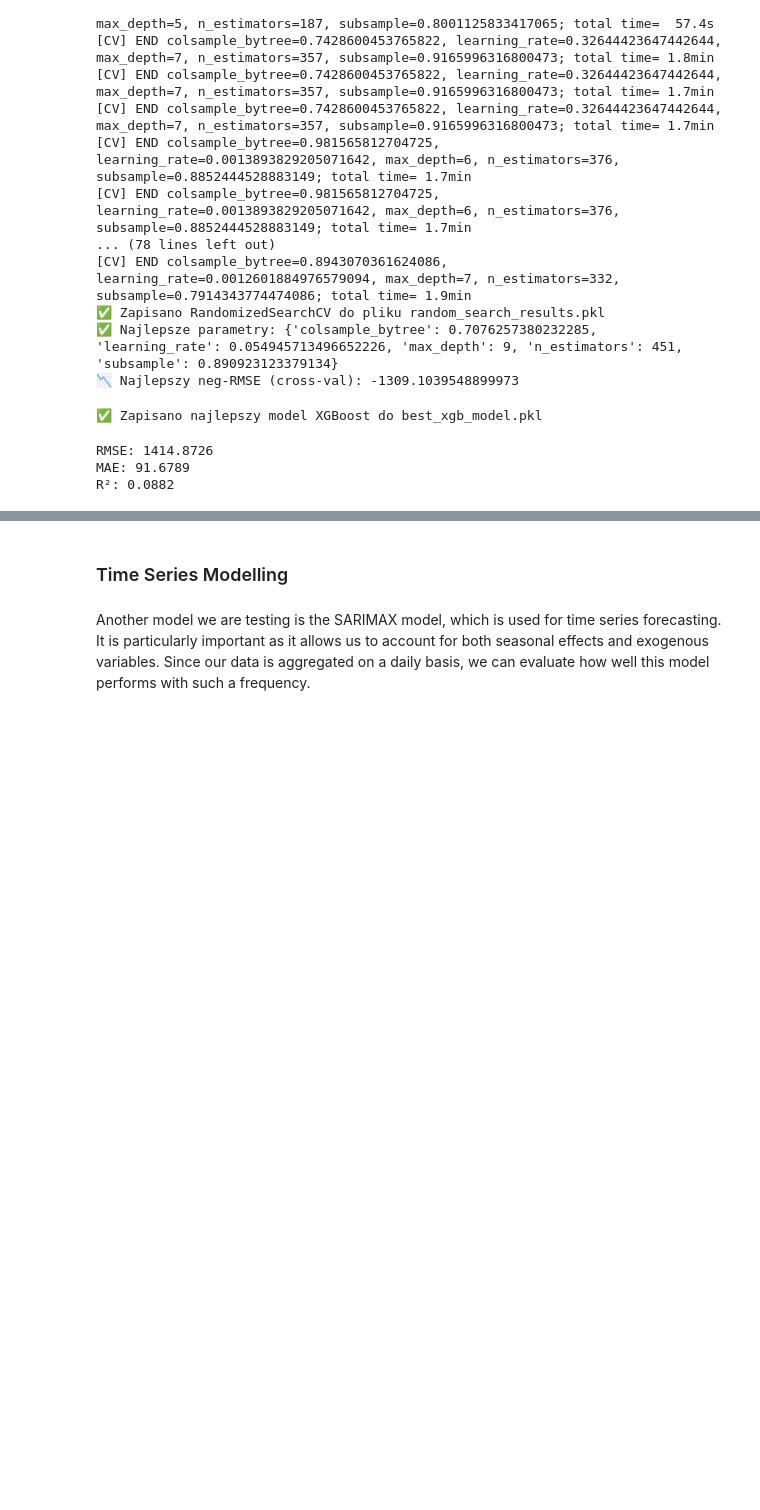
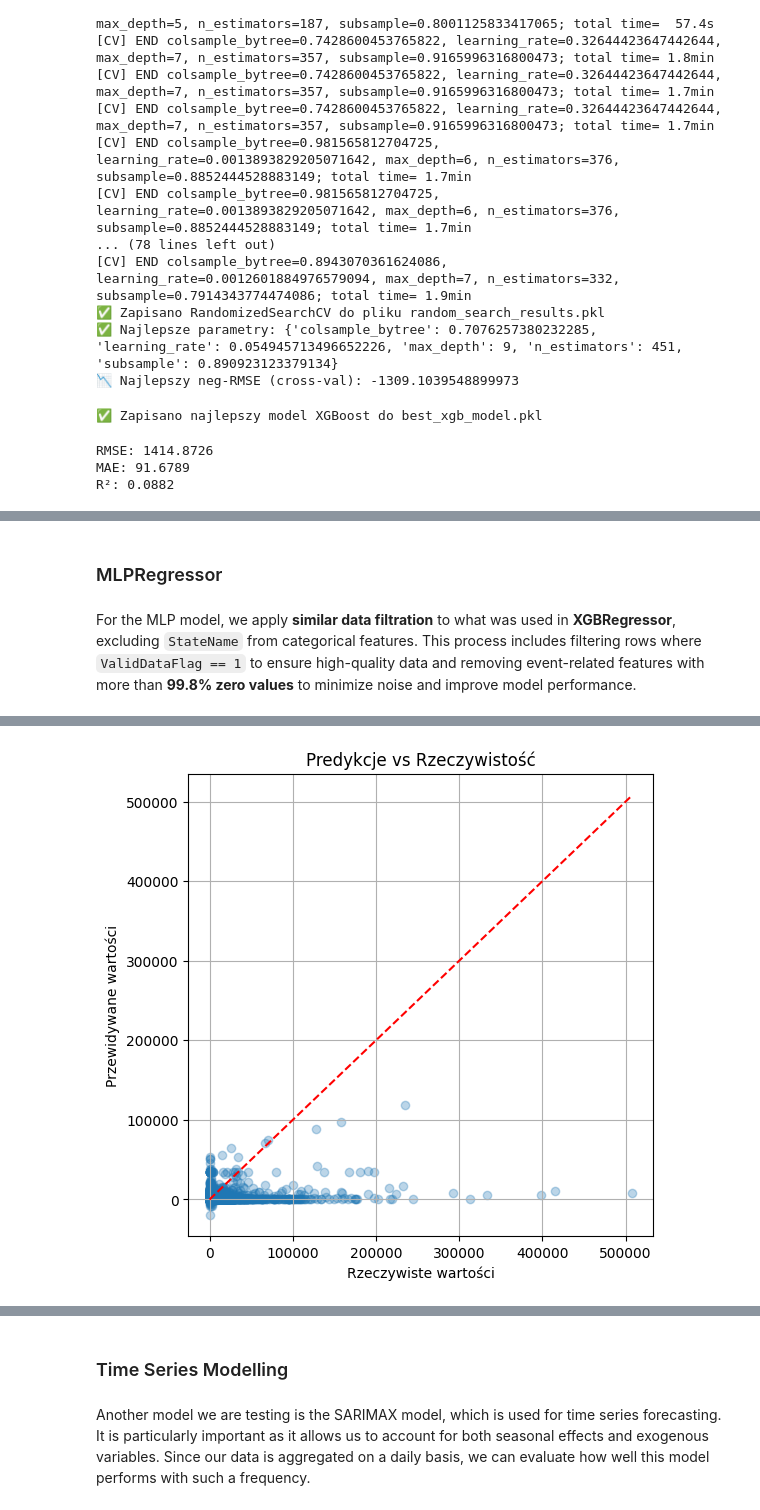
Before and after one commit to kwiatkowskaa/PowerOutage_Prediction, a Jupyter notebook: notebooks/03_model_development.ipynb, the cells around one changed output, grey strips where cells are left out. Cells and saved outputs as stored; diff of their text form; code cells hidden in the pictures; blank space fills up the shorter version.

Commit message:
Added models + interpretability

```diff
--- a/notebooks/03_model_development.ipynb
+++ b/notebooks/03_model_development.ipynb
@@ -202,0 +526,4 @@ As expected, the simplest model struggled to accurately estimate the target valu
+# %% [markdown]
+### MLPRegressor
+# %% [markdown]
+For the MLP model, we apply **similar data filtration** to what was used in **XGBRegressor**, excluding `StateName` from categorical features. This process includes filtering rows where `ValidDataFlag == 1` to ensure high-quality data and removing event-related features with more than **99.8% zero values** to minimize noise and improve model performance.
@@ -202,0 +597,28 @@ As expected, the simplest model struggled to accurately estimate the target valu
+# %%
+X_train_transformed = pipeline.named_steps['preprocessor'].transform(X_train)
+X_val_transformed = pipeline.named_steps['preprocessor'].transform(X_val)
+
+model = MLPRegressor(hidden_layer_sizes=(100, 50), max_iter=100, activation='relu', random_state=42, verbose=True,learning_rate_init=0.01)
+model.fit(X_train_transformed, y_train)
+
+y_pred = model.predict(X_val_transformed)
+mae = mean_absolute_error(y_val, y_pred)
+r2 = r2_score(y_val, y_pred)
+
+rmse = np.sqrt(mean_squared_error(y_val, y_pred))
+
+
+print(f"RMSE: {rmse:.4f}")
+
+print(f'MAE: {mae:.2f}')
+print(f'R² score: {r2:.2f}')
+
+plt.figure(figsize=(6, 6))
+plt.scatter(y_val, y_pred, alpha=0.3)
+plt.plot([y_val.min(), y_val.max()], [y_val.min(), y_val.max()], 'r--')
+plt.xlabel("Rzeczywiste wartości")
+plt.ylabel("Przewidywane wartości")
+plt.title("Predykcje vs Rzeczywistość")
+plt.grid(True)
+plt.show()
+# %% [output]
@@ -202,0 +642 @@ As expected, the simplest model struggled to accurately estimate the target valu
+[figure, added]
```
Also changed, not shown: parts of 23 cells of this notebook, 1 other file.
